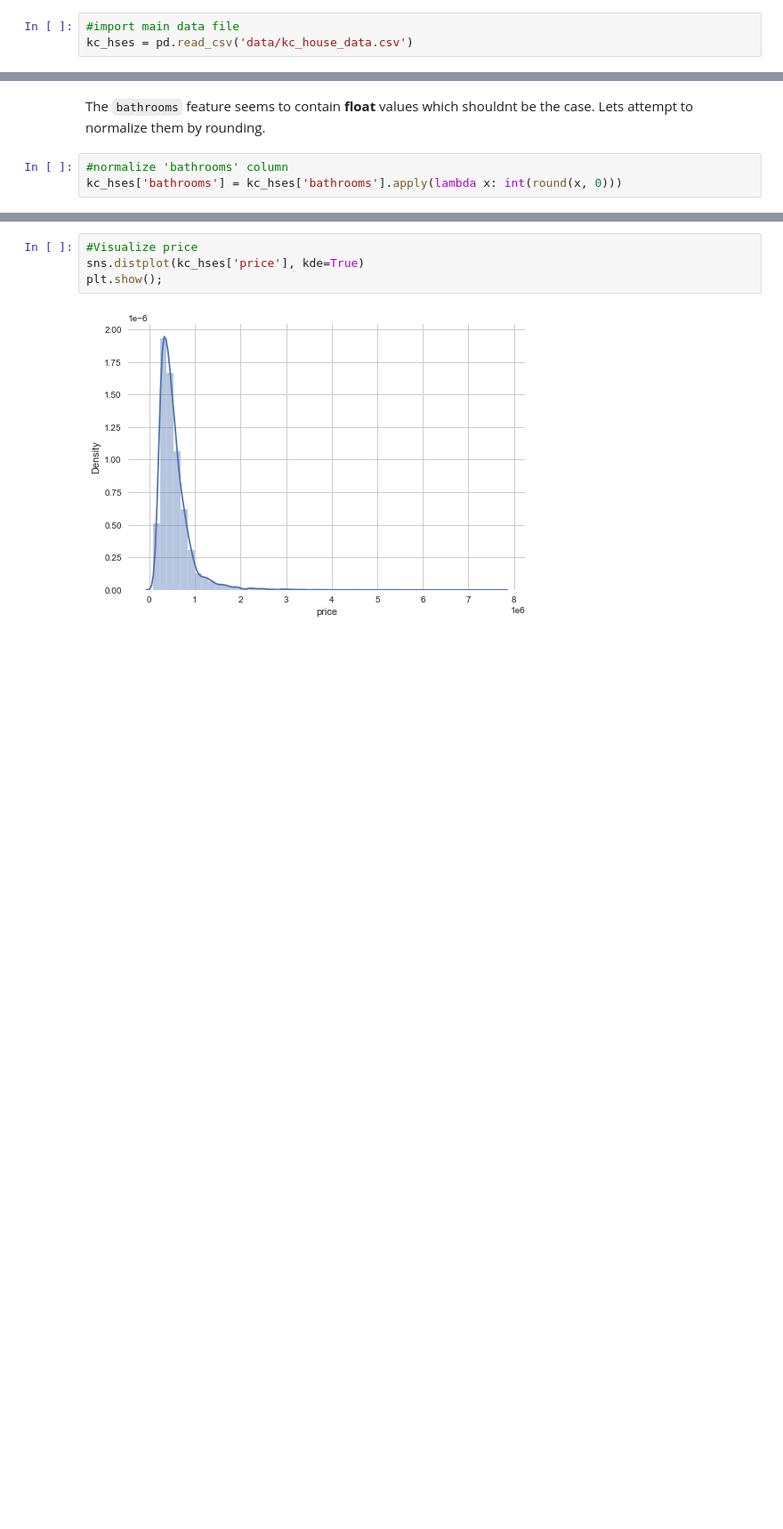
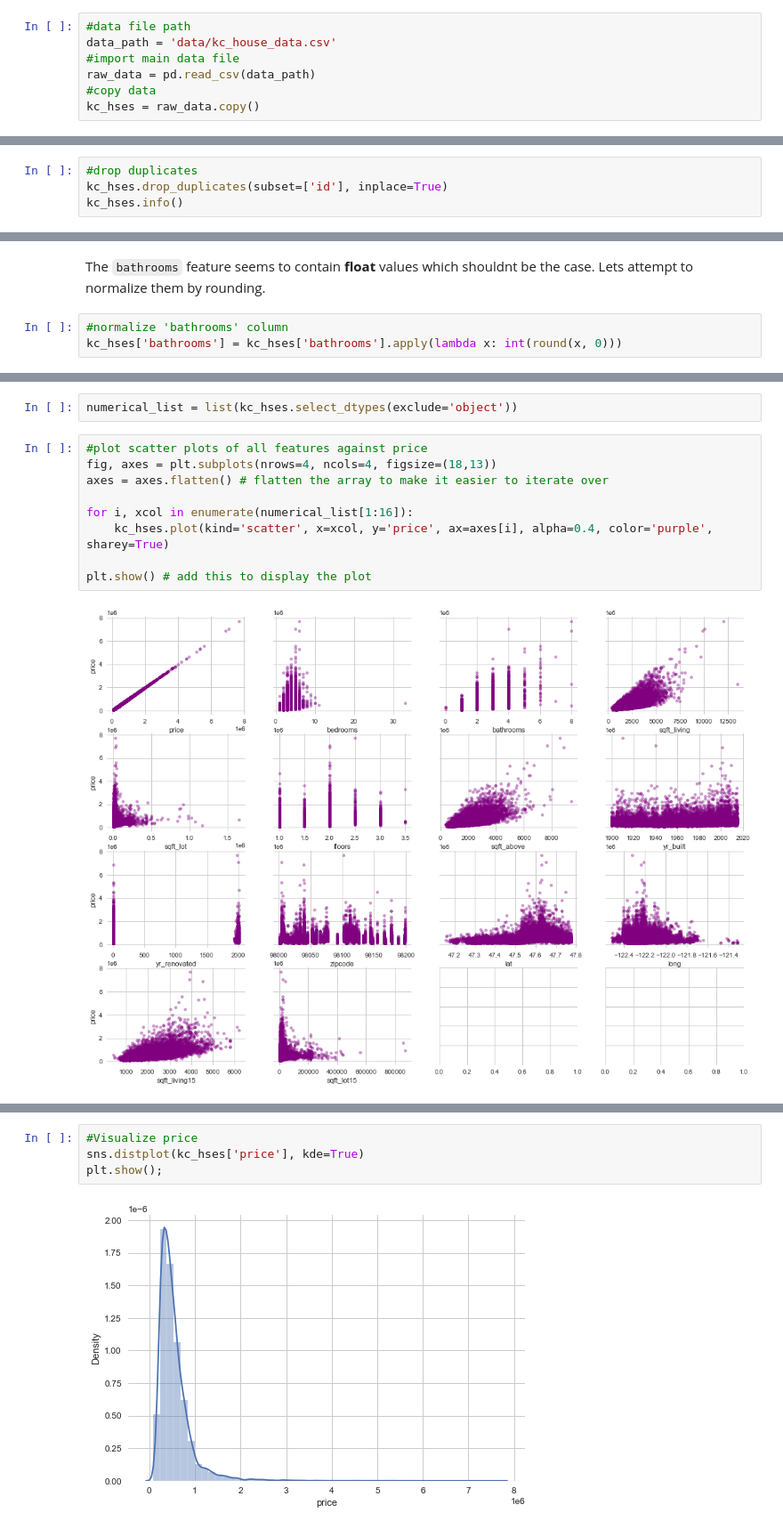
Before and after one commit to R3TR0Quan/KC_Realestate_Analysis_and_Modelling, a Jupyter notebook: notebook.ipynb, the cells around one changed output, grey strips where cells are left out. Shown: that part at 89% size. Cells and saved outputs as stored; diff of their text form; blank space fills up the shorter version.

```diff
--- a/notebook.ipynb
+++ b/notebook.ipynb
@@ -107,6 +109,10 @@ warnings.filterwarnings('ignore')
 # %%
+#data file path
+data_path = 'data/kc_house_data.csv'
 #import main data file
-kc_hses = pd.read_csv('data/kc_house_data.csv')
+raw_data = pd.read_csv(data_path)
+#copy data
+kc_hses = raw_data.copy()
 # %%
 #list columns
 print(kc_hses.columns)
@@ -152,0 +186,4 @@ memory usage: 3.5+ MB
+# %%
+#drop duplicates
+kc_hses.drop_duplicates(subset=['id'], inplace=True)
+kc_hses.info()
@@ -182,0 +251,13 @@ kc_hses['bathrooms'] = kc_hses['bathrooms'].apply(lambda x: int(round(x, 0)))
+# %%
+numerical_list = list(kc_hses.select_dtypes(exclude='object'))
+# %%
+#plot scatter plots of all features against price
+fig, axes = plt.subplots(nrows=4, ncols=4, figsize=(18,13))
+axes = axes.flatten() # flatten the array to make it easier to iterate over
+
+for i, xcol in enumerate(numerical_list[1:16]):
+    kc_hses.plot(kind='scatter', x=xcol, y='price', ax=axes[i], alpha=0.4, color='purple', sharey=True)
+
+plt.show() # add this to display the plot
+# %% [output]
+[figure, added]
```
Also changed, not shown: parts of 40 cells of this notebook.
